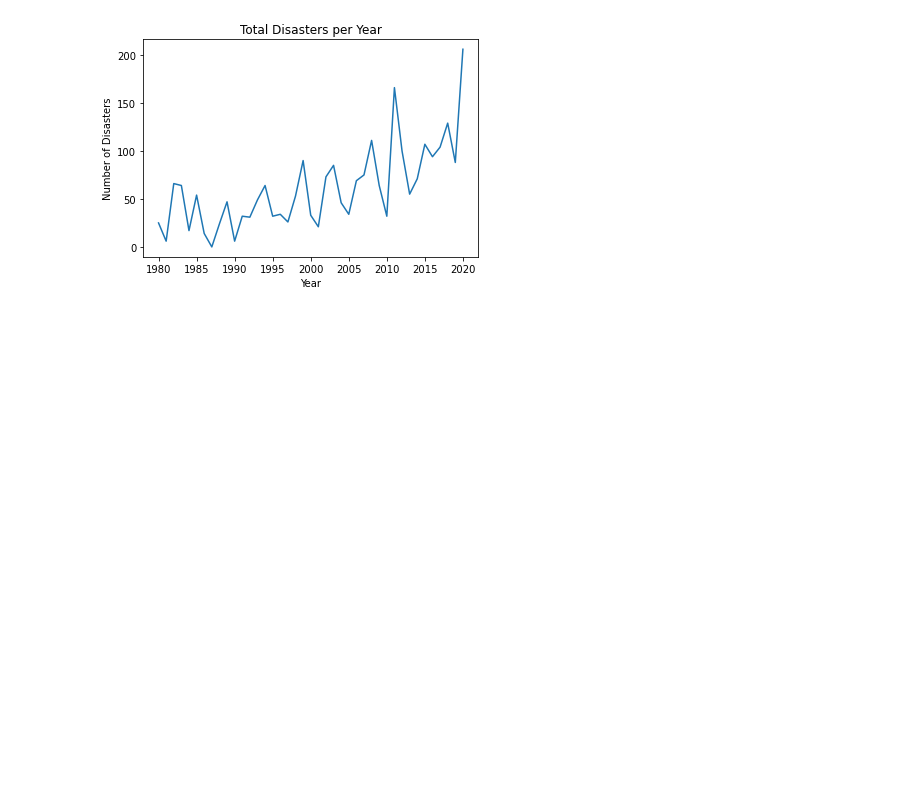
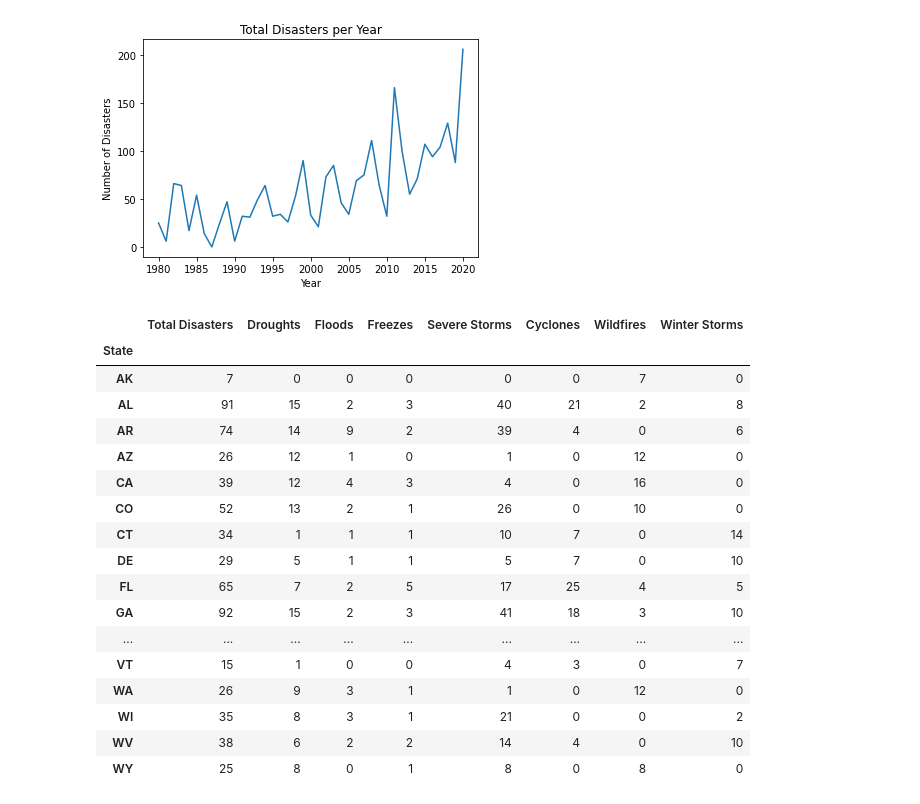
Before and after one commit to erinmann12/climate-project, a Jupyter notebook: ErinNotebook.ipynb, the cells around one changed output. Drawn from its saved outputs; the diff is of its cells as text; code cells hidden in the pictures; blank space fills up the shorter version.

Commit message:
created dataframe for disasters by state

```diff
--- a/ErinNotebook.ipynb
+++ b/ErinNotebook.ipynb
@@ -86,3 +86,47 @@ plt.ylabel("Number of Disasters")
 plt.show()
 # %% [output]
 [figure]
+# %%
+state_group = disaster_count_df.groupby("State")
+
+#get the sum of all disasters by state
+state_disasters = state_group["All Disasters Count"].sum()
+
+#get the sum of each disaster by state
+state_droughts = state_group["Drought Count"].sum()
+state_floods = state_group["Flooding Count"].sum()
+state_freeze = state_group["Freeze Count"].sum()
+state_severestorm = state_group["Severe Storm Count"].sum()
+state_cyclone = state_group["Tropical Cyclone Count"].sum()
+state_wildfire = state_group["Wildfire Count"].sum()
+state_winter_storm = state_group["Winter Storm Count"].sum()
+
+#create a df of disasters by year
+state_disaster_df = pd.DataFrame({"Total Disasters":state_disasters,
+                                  "Droughts":state_droughts,
+                                  "Floods":state_floods,
+                                  "Freezes":state_freeze,
+                                  "Severe Storms":state_severestorm,
+                                  "Cyclones":state_cyclone,
+                                  "Wildfires":state_wildfire,
+                                  "Winter Storms":state_winter_storm})
+state_disaster_df
+# %% [output]
+|  | Total Disasters | Droughts | Floods | Freezes | Severe Storms | Cyclones | Wildfires | Winter Storms |
+| State |  |  |  |  |  |  |  |  |
+| AK | 7 | 0 | 0 | 0 | 0 | 0 | 7 | 0 |
+| AL | 91 | 15 | 2 | 3 | 40 | 21 | 2 | 8 |
+| AR | 74 | 14 | 9 | 2 | 39 | 4 | 0 | 6 |
+| AZ | 26 | 12 | 1 | 0 | 1 | 0 | 12 | 0 |
+| CA | 39 | 12 | 4 | 3 | 4 | 0 | 16 | 0 |
+| CO | 52 | 13 | 2 | 1 | 26 | 0 | 10 | 0 |
+| CT | 34 | 1 | 1 | 1 | 10 | 7 | 0 | 14 |
+| DE | 29 | 5 | 1 | 1 | 5 | 7 | 0 | 10 |
+| FL | 65 | 7 | 2 | 5 | 17 | 25 | 4 | 5 |
+| GA | 92 | 15 | 2 | 3 | 41 | 18 | 3 | 10 |
+| ... | ... | ... | ... | ... | ... | ... | ... | ... |
+| VT | 15 | 1 | 0 | 0 | 4 | 3 | 0 | 7 |
+| WA | 26 | 9 | 3 | 1 | 1 | 0 | 12 | 0 |
+| WI | 35 | 8 | 3 | 1 | 21 | 0 | 0 | 2 |
+| WV | 38 | 6 | 2 | 2 | 14 | 4 | 0 | 10 |
+| WY | 25 | 8 | 0 | 1 | 8 | 0 | 8 | 0 |
```
